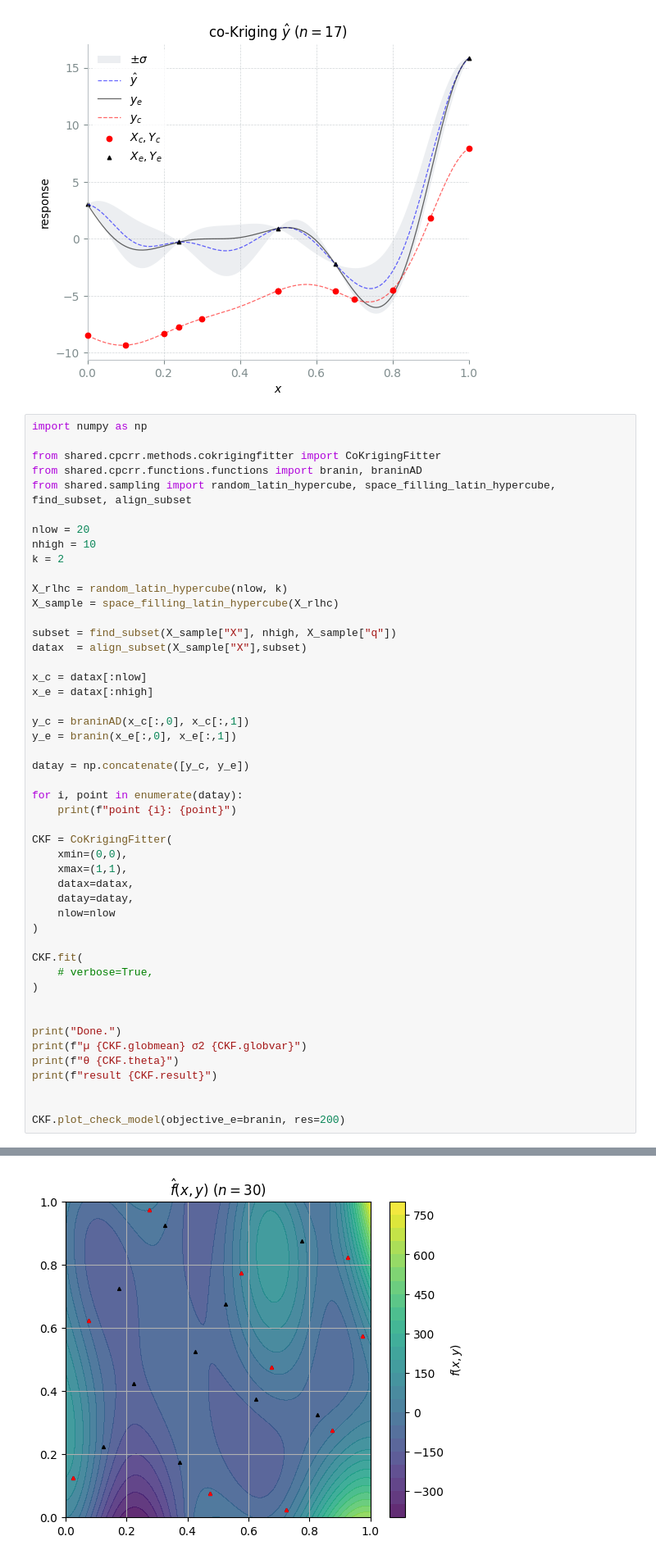
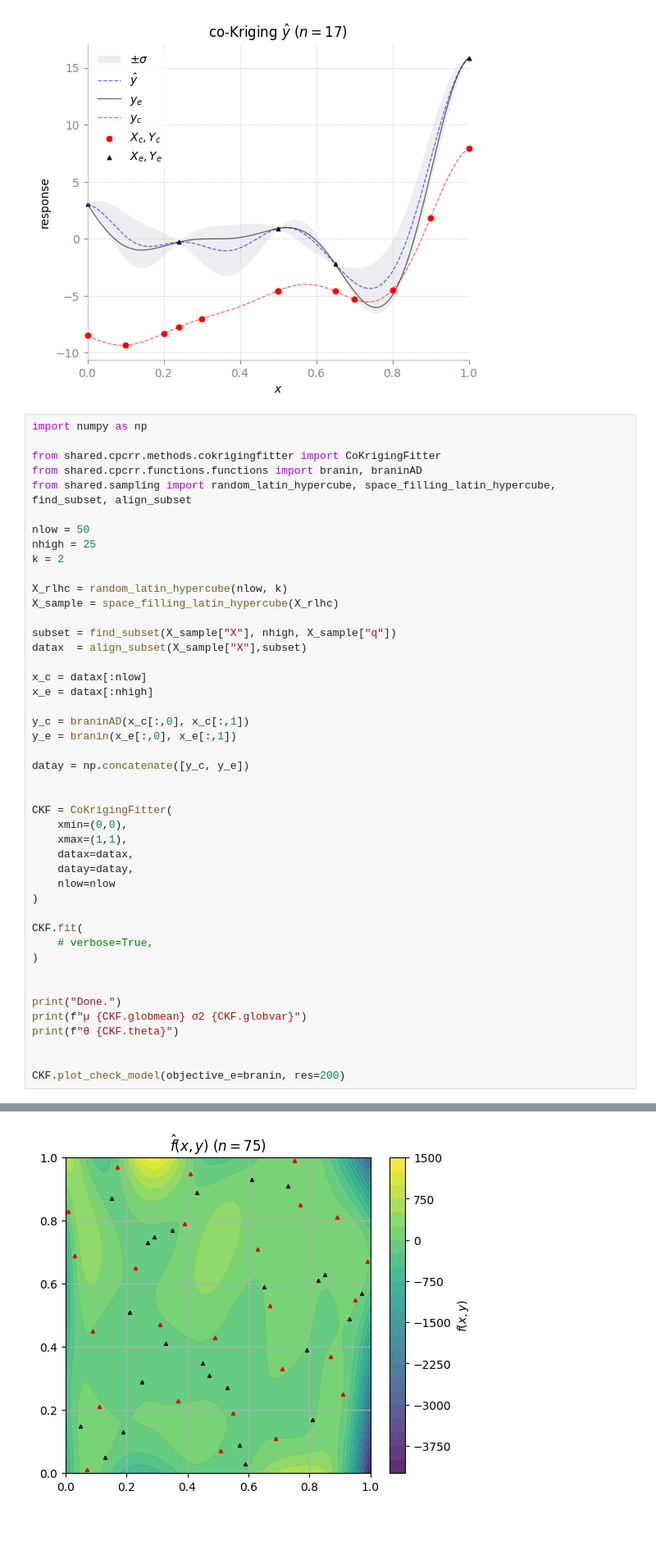
Before and after one commit to ijs32/rceu-2026, a Jupyter notebook: src/ian/surrogate-modeling/chapter-2/chapter_2.ipynb, the cells around one changed output, grey strips where cells are left out. Shown at 82% size. Saved outputs shown, nothing was run; the diff lists cells and outputs as text; blank space fills up the shorter version.

```diff
--- a/src/ian/surrogate-modeling/chapter-2/chapter_2.ipynb
+++ b/src/ian/surrogate-modeling/chapter-2/chapter_2.ipynb
@@ -426,8 +426,8 @@ from shared.cpcrr.methods.cokrigingfitter import CoKrigingFitter
 from shared.cpcrr.functions.functions import branin, braninAD
 from shared.sampling import random_latin_hypercube, space_filling_latin_hypercube, find_subset, align_subset
 
-nlow = 20
-nhigh = 10
+nlow = 50
+nhigh = 25
 k = 2
 
 X_rlhc = random_latin_hypercube(nlow, k)
@@ -444,8 +444,6 @@ y_e = branin(x_e[:,0], x_e[:,1])
 
 datay = np.concatenate([y_c, y_e])
 
-for i, point in enumerate(datay):
-    print(f"point {i}: {point}")
 
 CKF = CoKrigingFitter(
     xmin=(0,0),
@@ -463,7 +461,6 @@ CKF.fit(
 print("Done.")
 print(f"µ {CKF.globmean} σ2 {CKF.globvar}")
 print(f"θ {CKF.theta}")
-print(f"result {CKF.result}")
 
 
 CKF.plot_check_model(objective_e=branin, res=200)
@@ -487,5 +480,5 @@ point 11: 98.07411938054508
  hess_inv: <2x2 LbfgsInvHessProduct with dtype=float64>
-[figure, old version]
+[figure, new version]
 # %%
 import numpy as np
 import matplotlib.pyplot as plt
```
Also changed, not shown: parts of 1 cell of this notebook, 9 other files.
